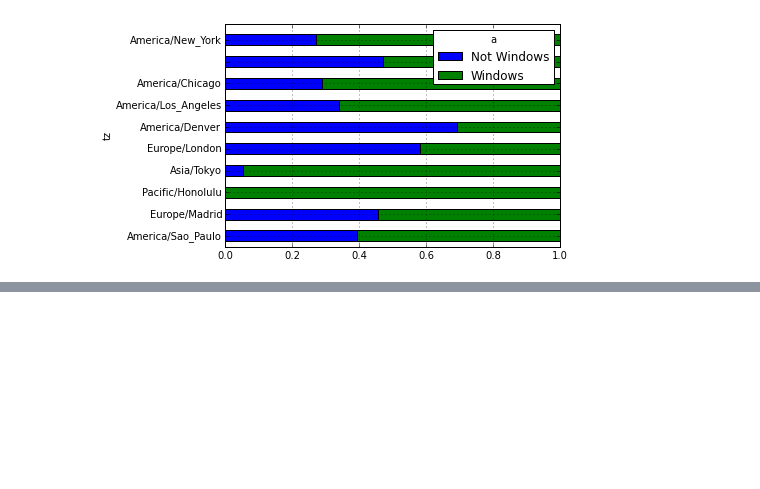
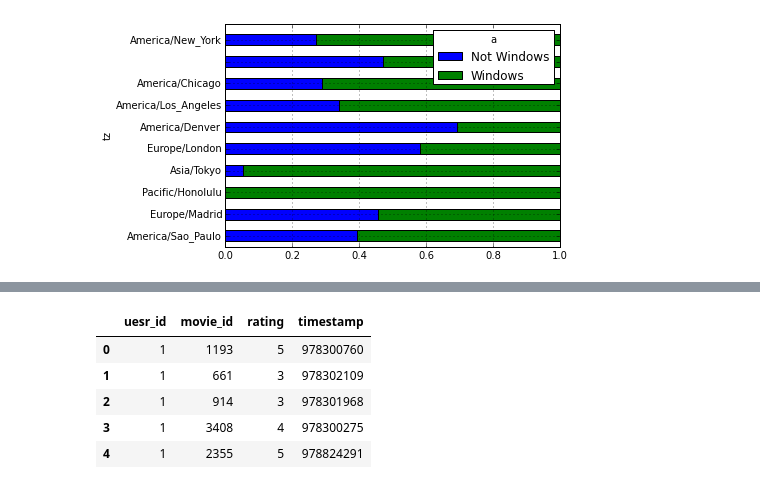
Before and after one commit to sethips/python-tutorial-slides, a Jupyter notebook: tutorial/data-process/Chp2_read_note.ipynb, the cells around one changed output, grey strips where cells are left out. Drawn from its saved outputs; the diff is of its cells as text; code cells hidden in the pictures; blank space fills up the shorter version.

```diff
--- a/tutorial/data-process/Chp2_read_note.ipynb
+++ b/tutorial/data-process/Chp2_read_note.ipynb
@@ -245,0 +269,11 @@ normed_subset.plot(kind='barh', stacked=True)
+# %%
+rnames = ['uesr_id', 'movie_id', 'rating', 'timestamp']
+ratings = pd.read_table('movielens/ratings.dat', sep='::', header=None, names=rnames)
+ratings.head()
+# %% [output]
+|  | uesr_id | movie_id | rating | timestamp |
+| 0 | 1 | 1193 | 5 | 978300760 |
+| 1 | 1 | 661 | 3 | 978302109 |
+| 2 | 1 | 914 | 3 | 978301968 |
+| 3 | 1 | 3408 | 4 | 978300275 |
+| 4 | 1 | 2355 | 5 | 978824291 |
```
Also changed, not shown: parts of 37 cells of this notebook.
